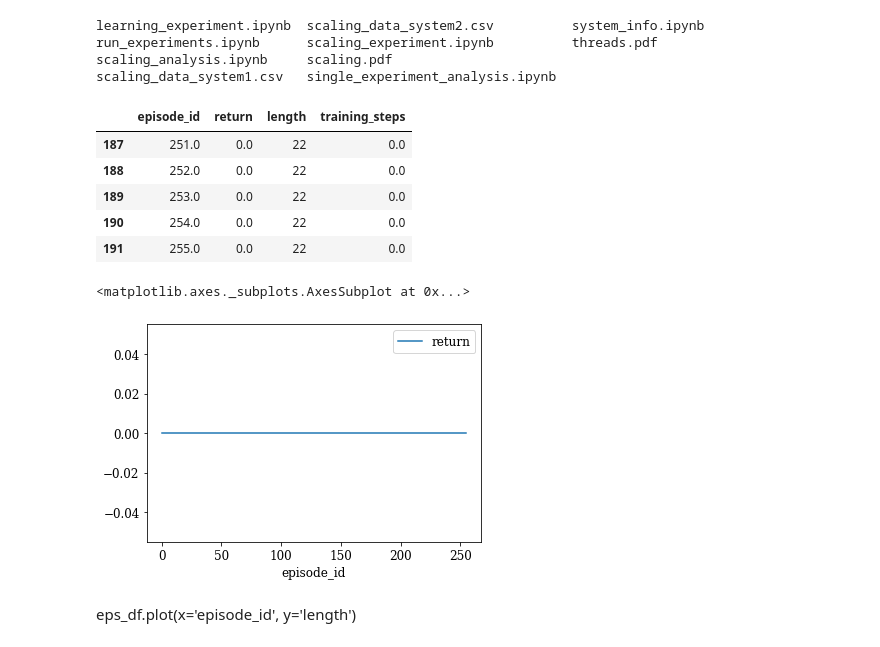
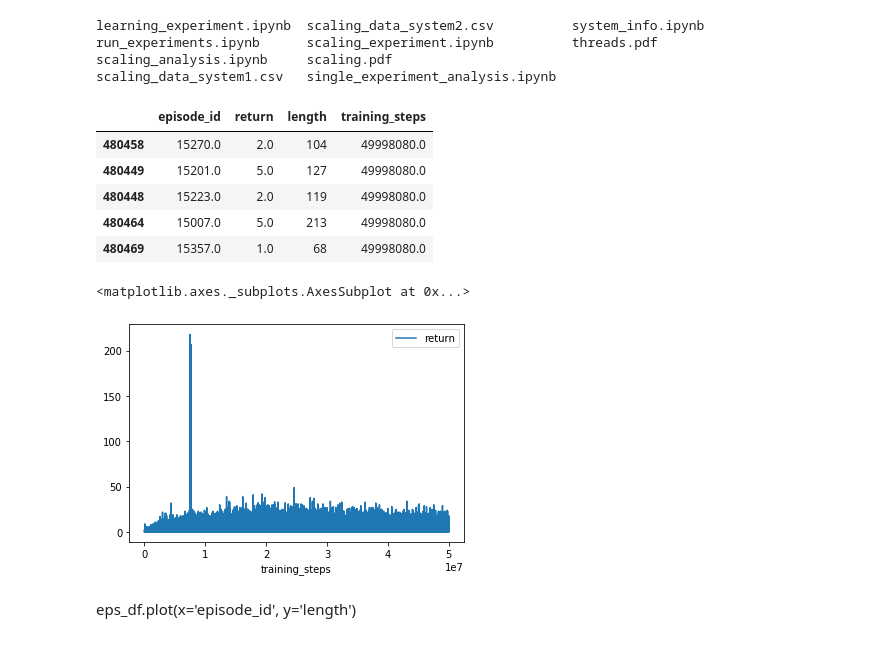
Before and after one commit to mjanschek/pytorch_seed_rl, a Jupyter notebook: notebooks/single_experiment_analysis.ipynb, the cells around one changed output. Drawn from its saved outputs; the diff is of its cells as text; code cells hidden in the pictures.

```diff
--- a/notebooks/single_experiment_analysis.ipynb
+++ b/notebooks/single_experiment_analysis.ipynb
@@ -9,30 +9,30 @@ run_experiments.ipynb      scaling_experiment.ipynb          threads.pdf
 scaling_analysis.ipynb     scaling.pdf
 scaling_data_system1.csv   single_experiment_analysis.ipynb
 # %%
-path = '/home/garg1/logs/pytorch_seed_rl/learning_experiment_final/csv/'
+path = '/home/garg1/logs/pytorch_seed_rl/learning_system_2/csv/'
 #path = 'pytorch_seed_rl/scaling_experiment/a_01_p_1_n_004/csv/'
 # %%
 eps_df = pd.read_csv(path + 'episodes.csv')
 # %%
-eps_df = eps_df.sort_values('episode_id')
+eps_df = eps_df.sort_values('training_steps')
 # %%
 # eps_df = eps_df[eps_df['episode_id']< 75000]
 # %%
 eps_df.tail()
 # %% [output]
 |  | episode_id | return | length | training_steps |
-| 187 | 251.0 | 0.0 | 22 | 0.0 |
-| 188 | 252.0 | 0.0 | 22 | 0.0 |
-| 189 | 253.0 | 0.0 | 22 | 0.0 |
-| 190 | 254.0 | 0.0 | 22 | 0.0 |
-| 191 | 255.0 | 0.0 | 22 | 0.0 |
+| 480458 | 15270.0 | 2.0 | 104 | 49998080.0 |
+| 480449 | 15201.0 | 5.0 | 127 | 49998080.0 |
+| 480448 | 15223.0 | 2.0 | 119 | 49998080.0 |
+| 480464 | 15007.0 | 5.0 | 213 | 49998080.0 |
+| 480469 | 15357.0 | 1.0 | 68 | 49998080.0 |
 # %%
 eps_df['count'] = eps_df.groupby(['training_steps'])['episode_id'].agg('count')
 # %%
-eps_df.plot(x='episode_id', y='return')
+eps_df.plot(x='training_steps', y='return')
 # %% [output]
 <matplotlib.axes._subplots.AxesSubplot at 0x...>
-[figure, old version]
+[figure, new version]
 # %% [markdown]
 eps_df.plot(x='episode_id', y='length')
 # %%
```
Also changed, not shown: parts of 16 cells of this notebook, 2 other files.
